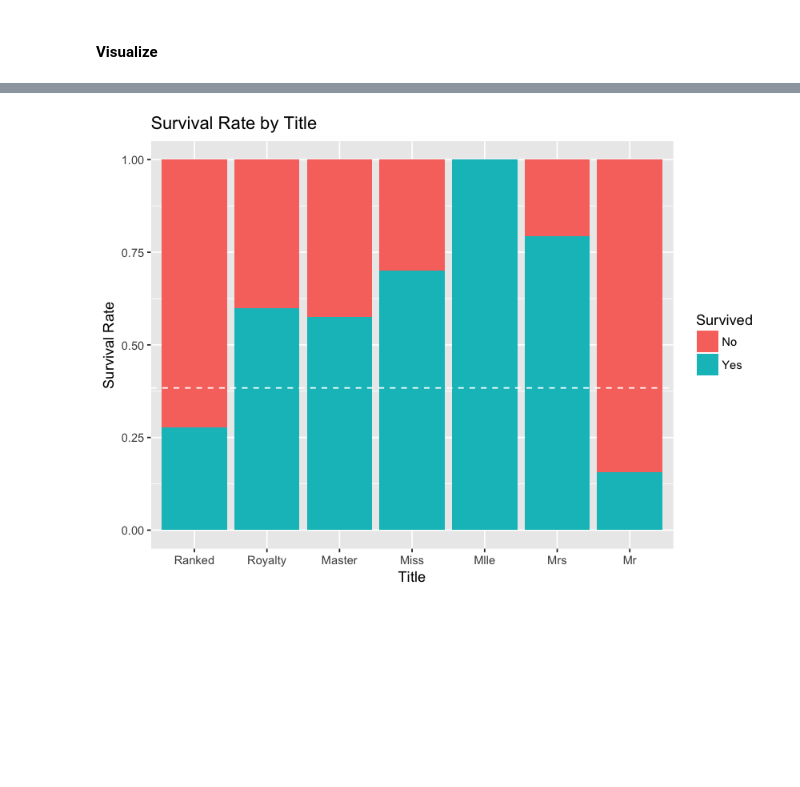
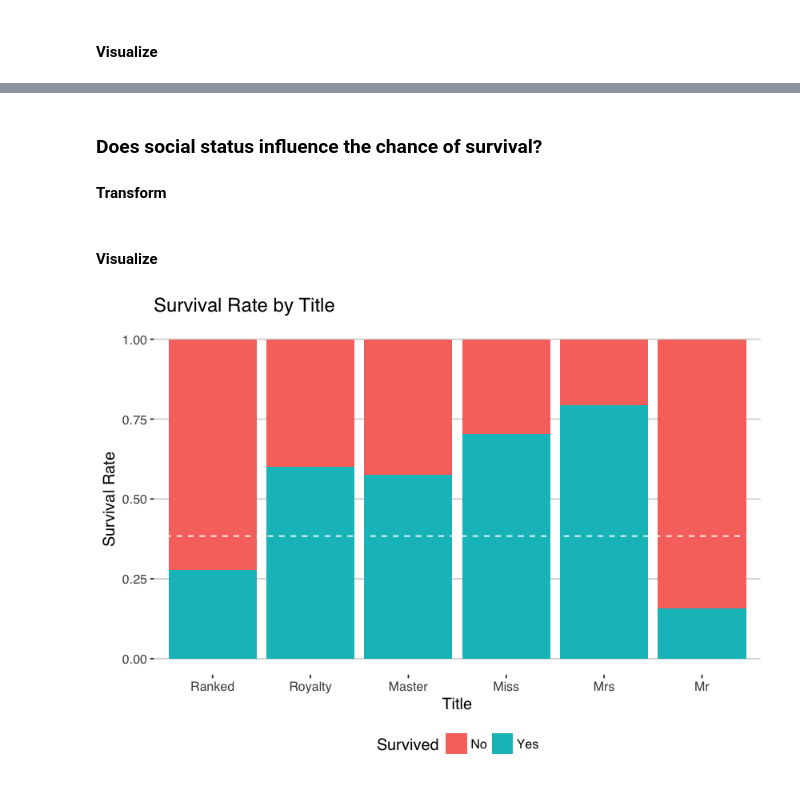
Before and after one commit to Data-Science-FMI/introduction-to-data-science-2017, a Jupyter notebook: labs/lab_0/titanic.ipynb, the cells around one changed output, grey strips where cells are left out. Drawn from its saved outputs; the diff is of its cells as text; code cells hidden in the pictures; blank space fills up the shorter version.

Commit message:
Finish up charts

```diff
--- a/labs/lab_0/titanic.ipynb
+++ b/labs/lab_0/titanic.ipynb
@@ -264,10 +250,2 @@ ggplot(titanic, aes(x = Mother, fill = Survived)) +
-# %%
-titanic <- titanic %>%
-    mutate(Title = factor(Title)) %>%
-    mutate(Title = fct_collapse(Title,
-                                "Miss" = c("Miss", "Ms"),
-                                "Mrs" = "Mme",
-                                "Ranked" = c( "Major", "Dr", "Capt", "Col", "Rev"),
-                                "Royalty" = c("Lady", "the Countess", "Don", "Sir", "Jonkheer")))
 # %% [markdown]
 #### Visualize
@@ -274,8 +262,24 @@ titanic <- titanic %>%
+# %% [markdown]
+### Does social status influence the chance of survival?
+
+#### Transform
+# %%
+titanic <- titanic %>%
+    mutate(Title = factor(Title)) %>%
+    mutate(Title = fct_collapse(Title,
+                                "Miss" = c("Mlle", "Ms"),
+                                "Mrs" = "Mme",
+                                "Ranked" = c( "Major", "Dr", "Capt", "Col", "Rev"),
+                                "Royalty" = c("Lady", "the Countess", "Don", "Sir", "Jonkheer")))
+# %% [markdown]
+#### Visualize
 # %%
-ggplot(titanic[1:891,], aes(x = Title, fill = Survived)) +
-          geom_bar(position = "fill") +
-          ylab("Survival Rate") +
-          geom_hline(yintercept = (sum(train$Survived)/nrow(train)), col = "white", lty = 2) +
-          ggtitle("Survival Rate by Title")
+ggplot(titanic, aes(x = Title, fill = Survived)) +
+        geom_bar(position = "fill") +
+        ylab("Survival Rate") +
+        geom_hline(yintercept = (sum(train$Survived)/nrow(train)), col = "white", lty = 2) +
+        ggtitle("Survival Rate by Title") +
+        theme_hc() +
+        scale_colour_hc()
 # %% [output]
-[figure, old version]
+[figure, new version]
```
Also changed, not shown: parts of 17 cells of this notebook.
